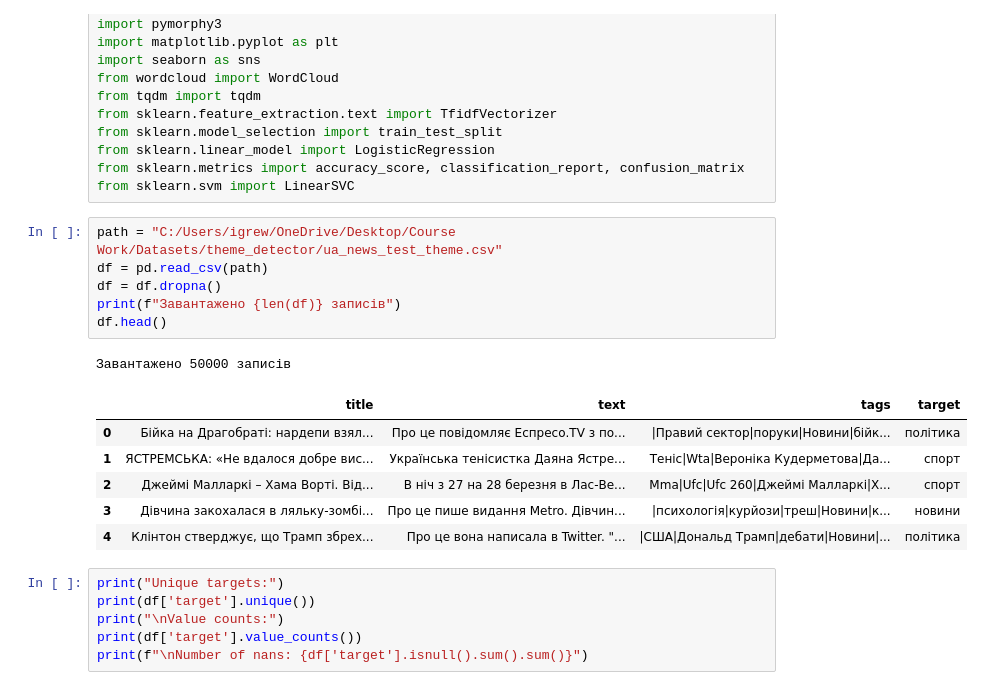
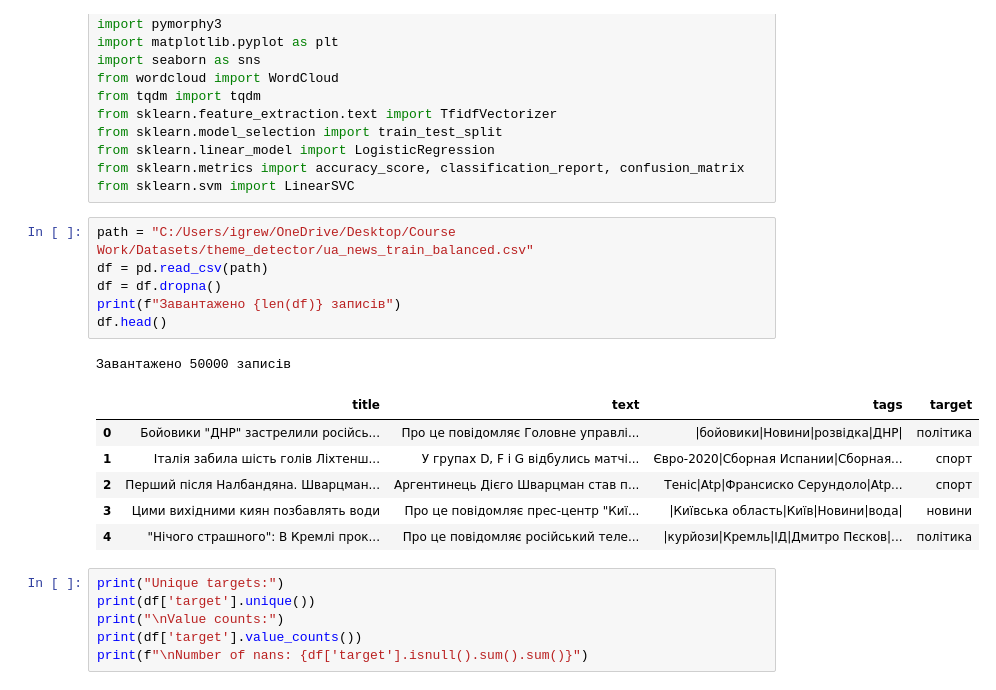
Before and after one commit to yatsenq/Course-Work, a Jupyter notebook: Models/THEME/theme_model.ipynb, the cells around one changed output. Drawn from its saved outputs; the diff is of its cells as text.

```diff
--- a/Models/THEME/theme_model.ipynb
+++ b/Models/THEME/theme_model.ipynb
@@ -13,19 +13,19 @@ from sklearn.linear_model import LogisticRegression
 from sklearn.metrics import accuracy_score, classification_report, confusion_matrix
 from sklearn.svm import LinearSVC
 # %%
-path = "C:/Users/igrew/OneDrive/Desktop/Course Work/Datasets/theme_detector/ua_news_test_theme.csv"
+path = "C:/Users/igrew/OneDrive/Desktop/Course Work/Datasets/theme_detector/ua_news_train_balanced.csv"
 df = pd.read_csv(path)
 df = df.dropna()
 print(f"Завантажено {len(df)} записів")
 df.head()
 # %% [output]
 Завантажено 50000 записів
 |  | title | text | tags | target |
-| 0 | Бійка на Драгобраті: нардепи взял... | Про це повідомляє Еспресо.TV з по... | |Правий сектор|поруки|Новини|бійк... | політика |
-| 1 | ЯСТРЕМСЬКА: «Не вдалося добре вис... | Українська тенісистка Даяна Ястре... | Теніс|Wta|Вероніка Кудерметова|Да... | спорт |
-| 2 | Джеймі Малларкі – Хама Ворті. Від... | В ніч з 27 на 28 березня в Лас-Ве... | Mma|Ufc|Ufc 260|Джеймі Малларкі|Х... | спорт |
-| 3 | Дівчина закохалася в ляльку-зомбі... | Про це пише видання Metro. Дівчин... | |психологія|курйози|треш|Новини|к... | новини |
-| 4 | Клінтон стверджує, що Трамп збрех... | Про це вона написала в Twitter. "... | |США|Дональд Трамп|дебати|Новини|... | політика |
+| 0 | Бойовики "ДНР" застрелили російсь... | Про це повідомляє Головне управлі... | |бойовики|Новини|розвідка|ДНР| | політика |
+| 1 | Італія забила шість голів Ліхтенш... | У групах D, F і G відбулись матчі... | Євро-2020|Сборная Испании|Сборная... | спорт |
+| 2 | Перший після Налбандяна. Шварцман... | Аргентинець Дієго Шварцман став п... | Теніс|Atp|Франсиско Серундоло|Atp... | спорт |
+| 3 | Цими вихідними киян позбавлять води | Про це повідомляє прес-центр "Киї... | |Київська область|Київ|Новини|вода| | новини |
+| 4 | "Нічого страшного": В Кремлі прок... | Про це повідомляє російський теле... | |курйози|Кремль|ІД|Дмитро Пєсков|... | політика |
 # %%
 print("Unique targets:")
 print(df['target'].unique())
```
Also changed, not shown: parts of 18 cells of this notebook, 30 other files.
